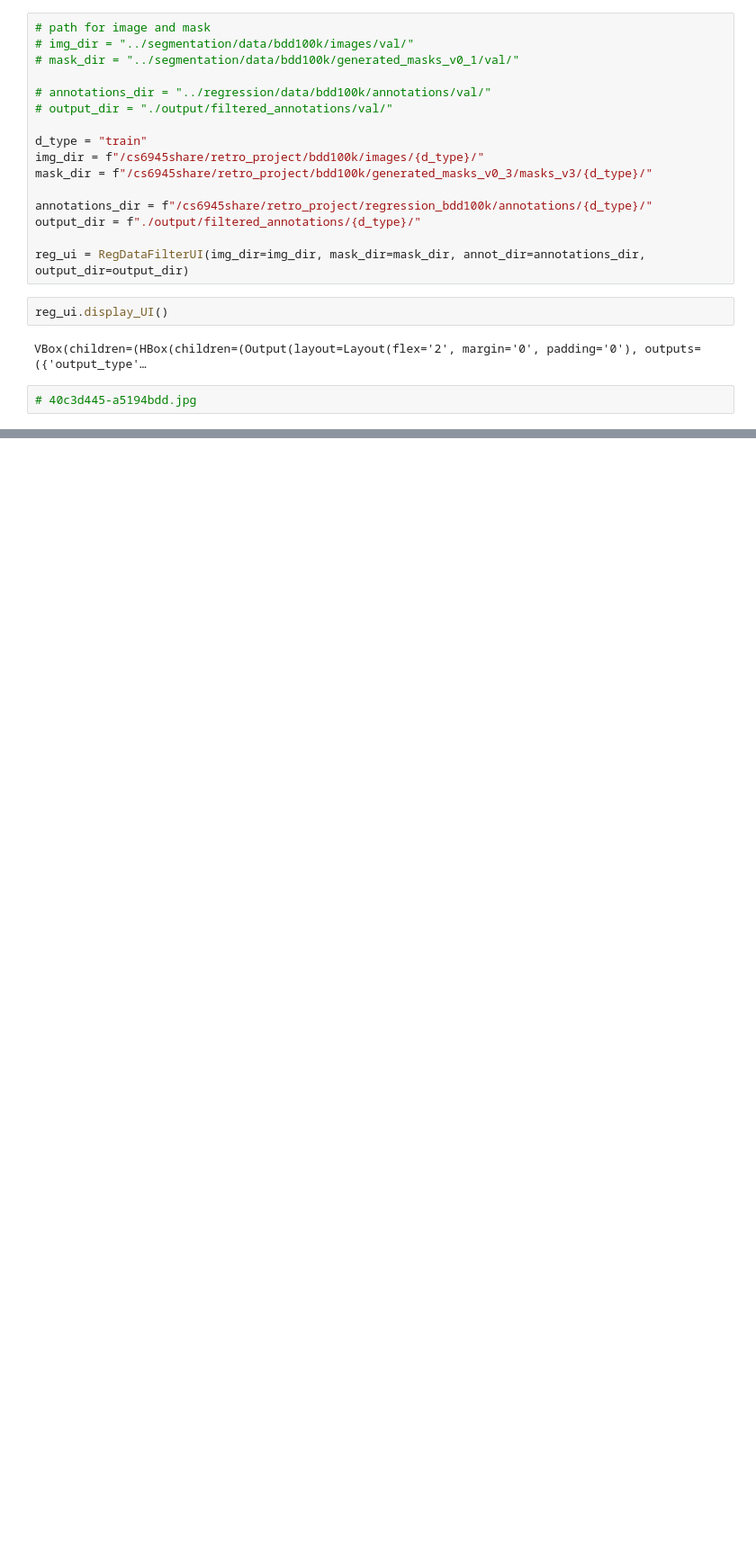
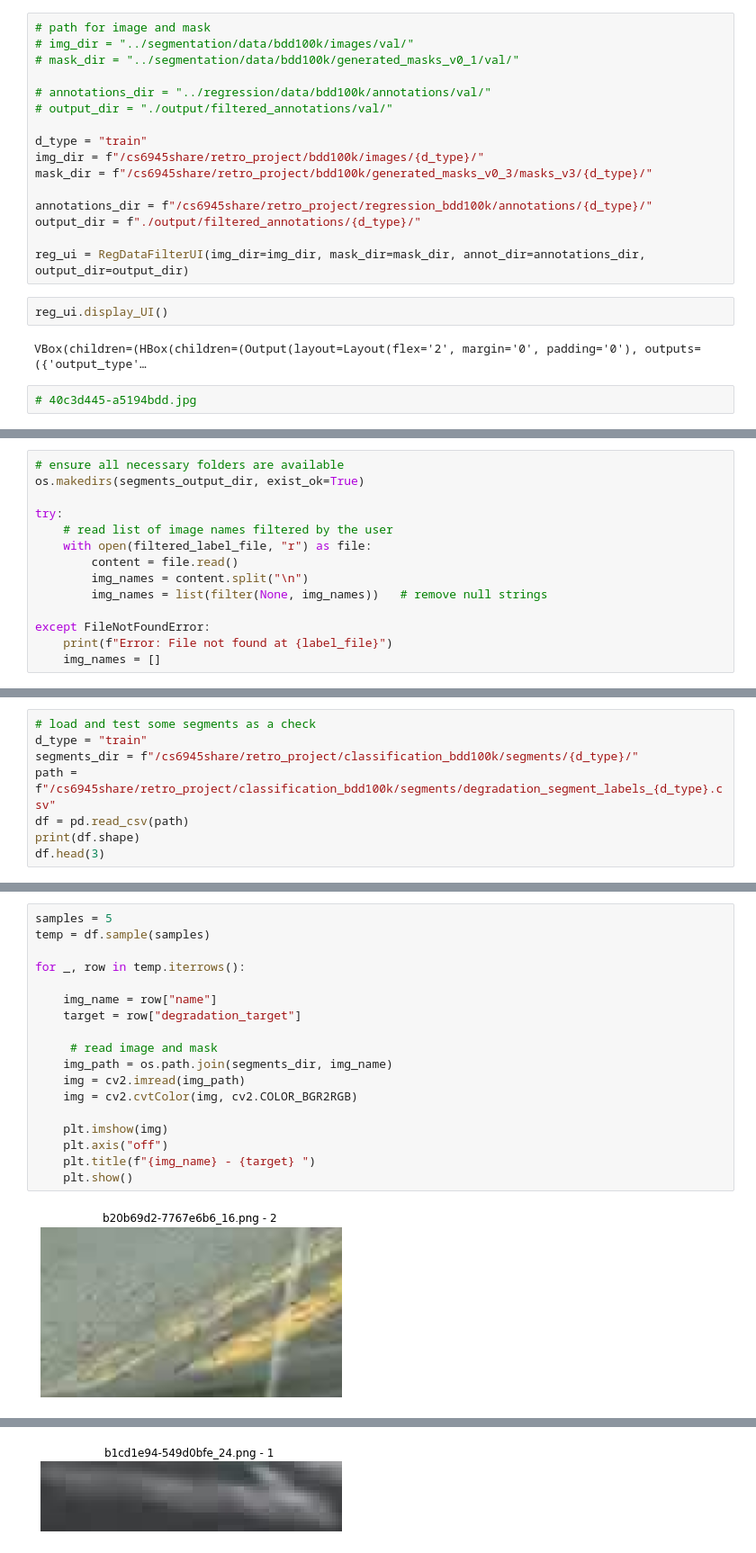
Before and after one commit to dfenny/LaneQ, a Jupyter notebook: degradation_calculation/Regression_dataset_selection_UI.ipynb, the cells around one changed output, grey strips where cells are left out. Shown at 90% size. Cells and saved outputs as stored; diff of their text form; blank space fills up the shorter version.

Commit message:
classification code updated

```diff
--- a/degradation_calculation/Regression_dataset_selection_UI.ipynb
+++ b/degradation_calculation/Regression_dataset_selection_UI.ipynb
@@ -42,0 +53,14 @@ VBox(children=(HBox(children=(Output(layout=Layout(flex='2', margin='0', padding
+# %%
+# ensure all necessary folders are available
+os.makedirs(segments_output_dir, exist_ok=True)
+
+try:
+    # read list of image names filtered by the user
+    with open(filtered_label_file, "r") as file:
+        content = file.read()
+        img_names = content.split("\n")
+        img_names = list(filter(None, img_names))   # remove null strings
+
+except FileNotFoundError:
+    print(f"Error: File not found at {label_file}")
+    img_names = []
@@ -42,0 +123,8 @@ VBox(children=(HBox(children=(Output(layout=Layout(flex='2', margin='0', padding
+# %%
+# load and test some segments as a check
+d_type = "train"
+segments_dir = f"/cs6945share/retro_project/classification_bdd100k/segments/{d_type}/"
+path = f"/cs6945share/retro_project/classification_bdd100k/segments/degradation_segment_labels_{d_type}.csv"
+df = pd.read_csv(path)
+print(df.shape)
+df.head(3)
@@ -42,0 +144,20 @@ VBox(children=(HBox(children=(Output(layout=Layout(flex='2', margin='0', padding
+# %%
+samples = 5
+temp = df.sample(samples)
+
+for _, row in temp.iterrows():
+
+    img_name = row["name"]
+    target = row["degradation_target"]
+
+     # read image and mask
+    img_path = os.path.join(segments_dir, img_name)
+    img = cv2.imread(img_path)
+    img = cv2.cvtColor(img, cv2.COLOR_BGR2RGB)
+
+    plt.imshow(img)
+    plt.axis("off")
+    plt.title(f"{img_name} - {target} ")
+    plt.show()
+# %% [output]
+[figure, added]
@@ -42,0 +166 @@ VBox(children=(HBox(children=(Output(layout=Layout(flex='2', margin='0', padding
+[figure, added]
```
Also changed, not shown: parts of 12 cells of this notebook, 4 other files.
